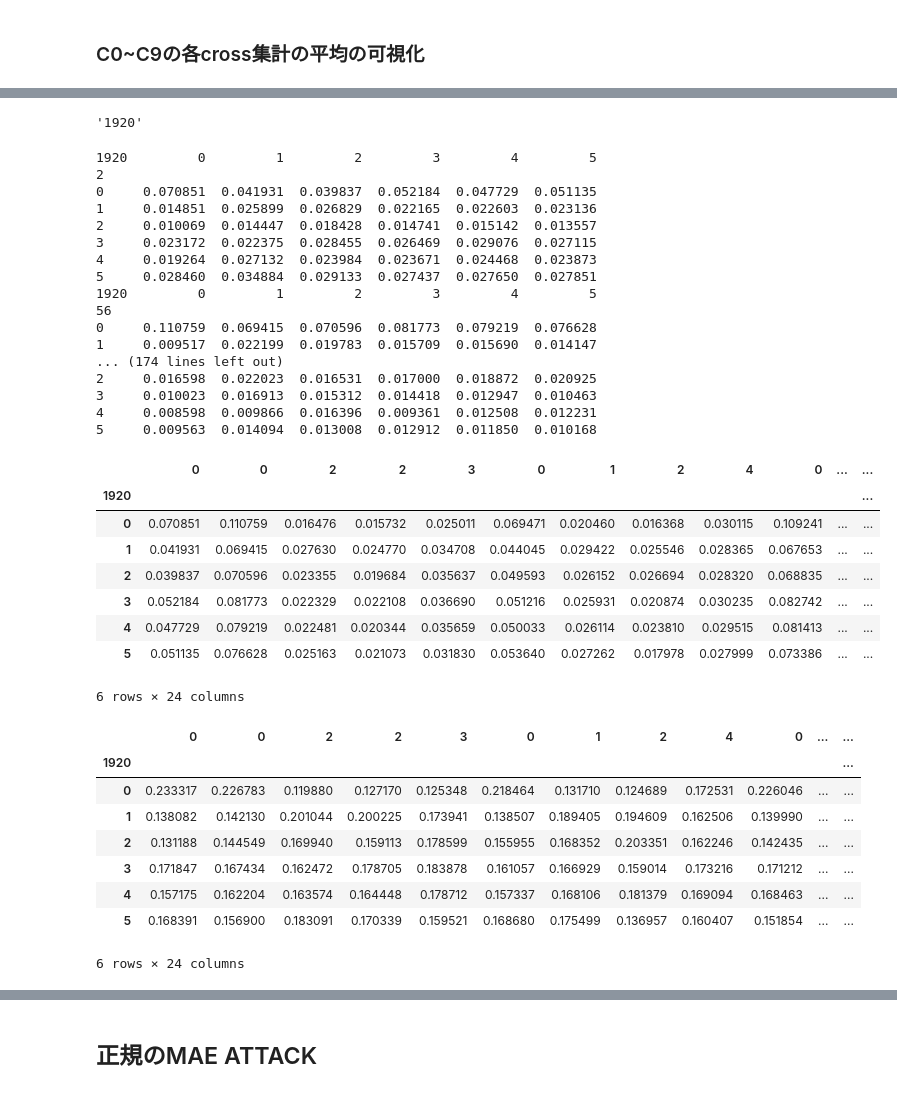
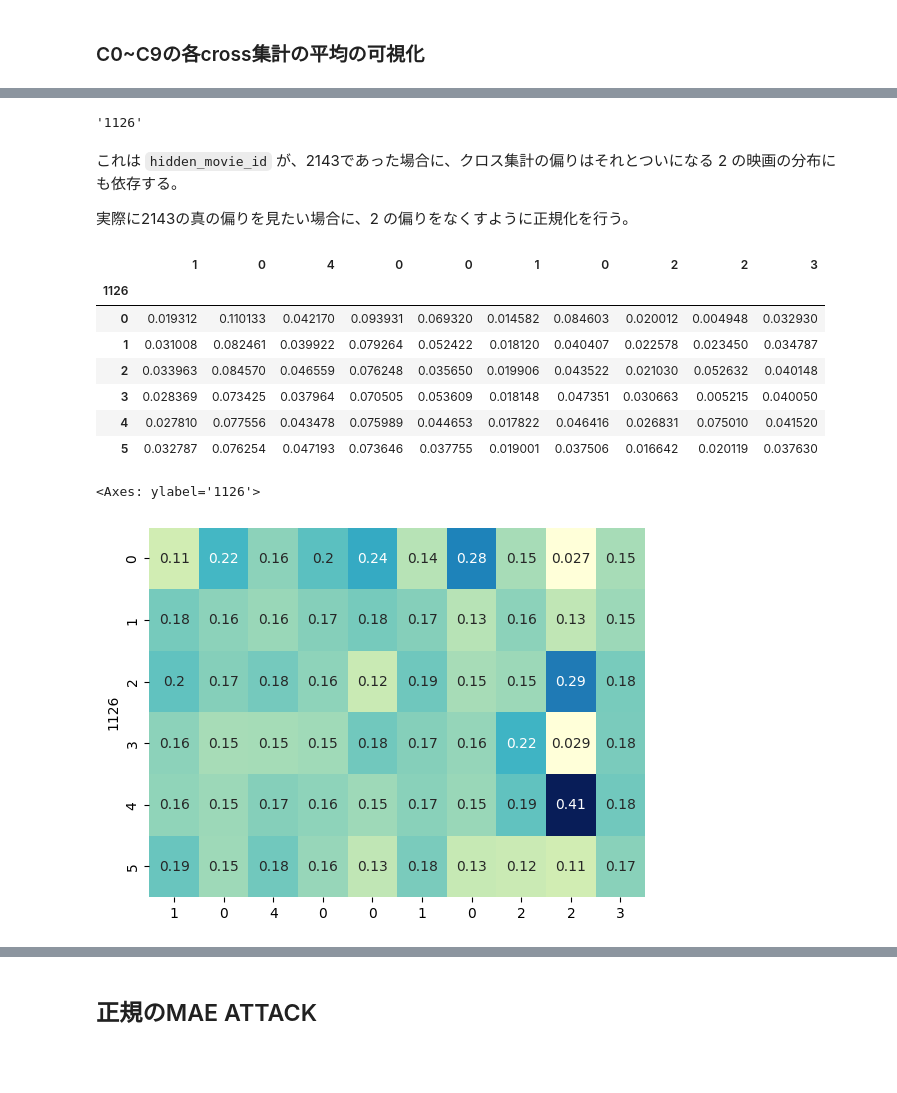
Before and after one commit to dorakemon/pws2024_attack, a Jupyter notebook: sandbox/mae_attack_anaume.ipynb, the cells around one changed output, grey strips where cells are left out. Cells and saved outputs as stored; diff of their text form; code cells hidden in the pictures; blank space fills up the shorter version.

```diff
--- a/sandbox/mae_attack_anaume.ipynb
+++ b/sandbox/mae_attack_anaume.ipynb
@@ -4,10 +4,18 @@ import numpy as np
 import warnings
 warnings.simplefilter(action='ignore', category=FutureWarning)
 # %%
-ATTACK_TARGET = "02"
-MAIN = False # True: メインの攻撃, False: 予備選の攻撃
+ATTACK_TARGET = "07"
+TARGET_TYPE = "UTIL100" # MAIN: メインの攻撃, SUB: 予備選の攻撃, UTIL100: Utility100の攻撃
+# MAIN = False # True: メインの攻撃, False: 予備選の攻撃
 
-DIR = "../data" if MAIN else "../predata/anonymization_data"
+DIR = ""
+if TARGET_TYPE == "MAIN":
+    DIR = "../data"
+elif TARGET_TYPE == "SUB":
+    DIR = "../predata/anonymization_data"
+elif TARGET_TYPE == "UTIL100":
+    DIR = "../samples/util100"
+    ATTACK_TARGET = "36"
 
 """
 01	宮地研.exe
@@ -255,6 +263,6 @@ Total number of cross tabulations: 607
 # %%
 # Bbの指定した行を取得
-target_Bb_row_index = 1
+target_Bb_row_index = 0
 target_Bb_row = Bb.iloc[target_Bb_row_index]
 target_Bb_row[:8]
 # %% [output]
@@ -275,71 +283,58 @@ for movie_id in MOVIE_IDS:
         break
 hidden_movie_id
 # %% [output]
-'1920'
+'1126'
+# %% [markdown]
+これは `hidden_movie_id` が、2143であった場合に、クロス集計の偏りはそれとついになる 2 の映画の分布にも依存する。
+
+実際に2143の真の偏りを見たい場合に、2 の偏りをなくすように正規化を行う。
 # %%
 # TODO:　ここの実装が複雑なので後ほど問題ないか確認する
 # 各映画IDに対する target_cross を格納するリスト
 cross_tabs_with_hidden_movie = []
+epsilon = 1e-6
 
 for movie_id_i, movie_id_j in cross_tab_pairs:
     if hidden_movie_id not in (movie_id_i, movie_id_j):
         continue
     cross_tab = cross_tabs[(movie_id_i, movie_id_j)]
     paired_movie_id = None
     if hidden_movie_id == movie_id_i:
         paired_movie_id = movie_id_j
         # hidden_movie_idを縦の配置に揃えたいので、転置する
         cross_tab = cross_tab.T
     else:
         paired_movie_id = movie_id_i
     # print(cross_tab)
     # 2143       0       1       2       3       4       5
     # 2
     # 0     0.1678  0.0290  0.0415  0.0272  0.0413  0.0268
     # 1     0.0406  0.0176  0.0188  0.0116  0.0204  0.0140
     # 2     0.0215  0.0102  0.0126  0.0108  0.0154  0.0095
     # 3     0.0546  0.0173  0.0233  0.0163  0.0236  0.0183
     # 4     0.0477  0.0163  0.0201  0.0161  0.0201  0.0164
     # 5     0.0696  0.0184  0.0243  0.0195  0.0240  0.0175
     column_sums = cross_tab.sum()
     # 正規化係数を計算（目標値 1/6 を各列の合計で割る）
     normalization_factors = (1/6) / column_sums
     # データフレームの各値に正規化係数を適用
     normalized_cross_tab = cross_tab * normalization_factors
-    print(normalized_cross_tab)
+
     review_value = target_Bb_row[paired_movie_id]
     target_cross_tab = normalized_cross_tab.loc[int(review_value)]
     cross_tabs_with_hidden_movie.append(target_cross_tab)
 
 cross_tabs_with_hidden_movie = pd.concat(cross_tabs_with_hidden_movie, axis=1)
 cross_tabs_with_hidden_movie
 # %% [output]
-1920         0         1         2         3         4         5
-2
-0     0.070851  0.041931  0.039837  0.052184  0.047729  0.051135
-1     0.014851  0.025899  0.026829  0.022165  0.022603  0.023136
-2     0.010069  0.014447  0.018428  0.014741  0.015142  0.013557
-3     0.023172  0.022375  0.028455  0.026469  0.029076  0.027115
-4     0.019264  0.027132  0.023984  0.023671  0.024468  0.023873
-5     0.028460  0.034884  0.029133  0.027437  0.027650  0.027851
-1920         0         1         2         3         4         5
-56
-0     0.110759  0.069415  0.070596  0.081773  0.079219  0.076628
-1     0.009517  0.022199  0.019783  0.015709  0.015690  0.014147
-... (174 lines left out)
-2     0.016598  0.022023  0.016531  0.017000  0.018872  0.020925
-3     0.010023  0.016913  0.015312  0.014418  0.012947  0.010463
-4     0.008598  0.009866  0.016396  0.009361  0.012508  0.012231
-5     0.009563  0.014094  0.013008  0.012912  0.011850  0.010168
-|  | 0 | 0 | 2 | 2 | 3 | 0 | 1 | 2 | 4 | 0 | ... | ... |
-| 1920 |  |  |  |  |  |  |  |  |  |  |  | ... |
-| 0 | 0.070851 | 0.110759 | 0.016476 | 0.015732 | 0.025011 | 0.069471 | 0.020460 | 0.016368 | 0.030115 | 0.109241 | ... | ... |
-| 1 | 0.041931 | 0.069415 | 0.027630 | 0.024770 | 0.034708 | 0.044045 | 0.029422 | 0.025546 | 0.028365 | 0.067653 | ... | ... |
-| 2 | 0.039837 | 0.070596 | 0.023355 | 0.019684 | 0.035637 | 0.049593 | 0.026152 | 0.026694 | 0.028320 | 0.068835 | ... | ... |
-| 3 | 0.052184 | 0.081773 | 0.022329 | 0.022108 | 0.036690 | 0.051216 | 0.025931 | 0.020874 | 0.030235 | 0.082742 | ... | ... |
-| 4 | 0.047729 | 0.079219 | 0.022481 | 0.020344 | 0.035659 | 0.050033 | 0.026114 | 0.023810 | 0.029515 | 0.081413 | ... | ... |
-| 5 | 0.051135 | 0.076628 | 0.025163 | 0.021073 | 0.031830 | 0.053640 | 0.027262 | 0.017978 | 0.027999 | 0.073386 | ... | ... |
+|  | 1 | 0 | 4 | 0 | 0 | 1 | 0 | 2 | 2 | 3 |
+| 1126 |  |  |  |  |  |  |  |  |  |  |
+| 0 | 0.019312 | 0.110133 | 0.042170 | 0.093931 | 0.069320 | 0.014582 | 0.084603 | 0.020012 | 0.004948 | 0.032930 |
+| 1 | 0.031008 | 0.082461 | 0.039922 | 0.079264 | 0.052422 | 0.018120 | 0.040407 | 0.022578 | 0.023450 | 0.034787 |
+| 2 | 0.033963 | 0.084570 | 0.046559 | 0.076248 | 0.035650 | 0.019906 | 0.043522 | 0.021030 | 0.052632 | 0.040148 |
+| 3 | 0.028369 | 0.073425 | 0.037964 | 0.070505 | 0.053609 | 0.018148 | 0.047351 | 0.030663 | 0.005215 | 0.040050 |
+| 4 | 0.027810 | 0.077556 | 0.043478 | 0.075989 | 0.044653 | 0.017822 | 0.046416 | 0.026831 | 0.075010 | 0.041520 |
+| 5 | 0.032787 | 0.076254 | 0.047193 | 0.073646 | 0.037755 | 0.019001 | 0.037506 | 0.016642 | 0.020119 | 0.037630 |
-6 rows × 24 columns
 # %%
 # 各カラムごとに総和が1になるように確率を正規化
 def normalize_columns(df):
@@ -348,14 +343,9 @@ def normalize_columns(df):
 # クロス集計表を列ごとに正規化
 normalized_cross_tabs_with_hidden_movie = normalize_columns(cross_tabs_with_hidden_movie)
 normalized_cross_tabs_with_hidden_movie
+
+sns.heatmap(normalized_cross_tabs_with_hidden_movie, annot=True, cmap='YlGnBu', cbar=False)
 # %% [output]
-|  | 0 | 0 | 2 | 2 | 3 | 0 | 1 | 2 | 4 | 0 | ... | ... |
-| 1920 |  |  |  |  |  |  |  |  |  |  |  | ... |
-| 0 | 0.233317 | 0.226783 | 0.119880 | 0.127170 | 0.125348 | 0.218464 | 0.131710 | 0.124689 | 0.172531 | 0.226046 | ... | ... |
-| 1 | 0.138082 | 0.142130 | 0.201044 | 0.200225 | 0.173941 | 0.138507 | 0.189405 | 0.194609 | 0.162506 | 0.139990 | ... | ... |
-| 2 | 0.131188 | 0.144549 | 0.169940 | 0.159113 | 0.178599 | 0.155955 | 0.168352 | 0.203351 | 0.162246 | 0.142435 | ... | ... |
-| 3 | 0.171847 | 0.167434 | 0.162472 | 0.178705 | 0.183878 | 0.161057 | 0.166929 | 0.159014 | 0.173216 | 0.171212 | ... | ... |
-| 4 | 0.157175 | 0.162204 | 0.163574 | 0.164448 | 0.178712 | 0.157337 | 0.168106 | 0.181379 | 0.169094 | 0.168463 | ... | ... |
-| 5 | 0.168391 | 0.156900 | 0.183091 | 0.170339 | 0.159521 | 0.168680 | 0.175499 | 0.136957 | 0.160407 | 0.151854 | ... | ... |
-6 rows × 24 columns
+<Axes: ylabel='1126'>
+[figure, added]
 # %%
```
Also changed, not shown: parts of 21 cells of this notebook, 11 other files.
